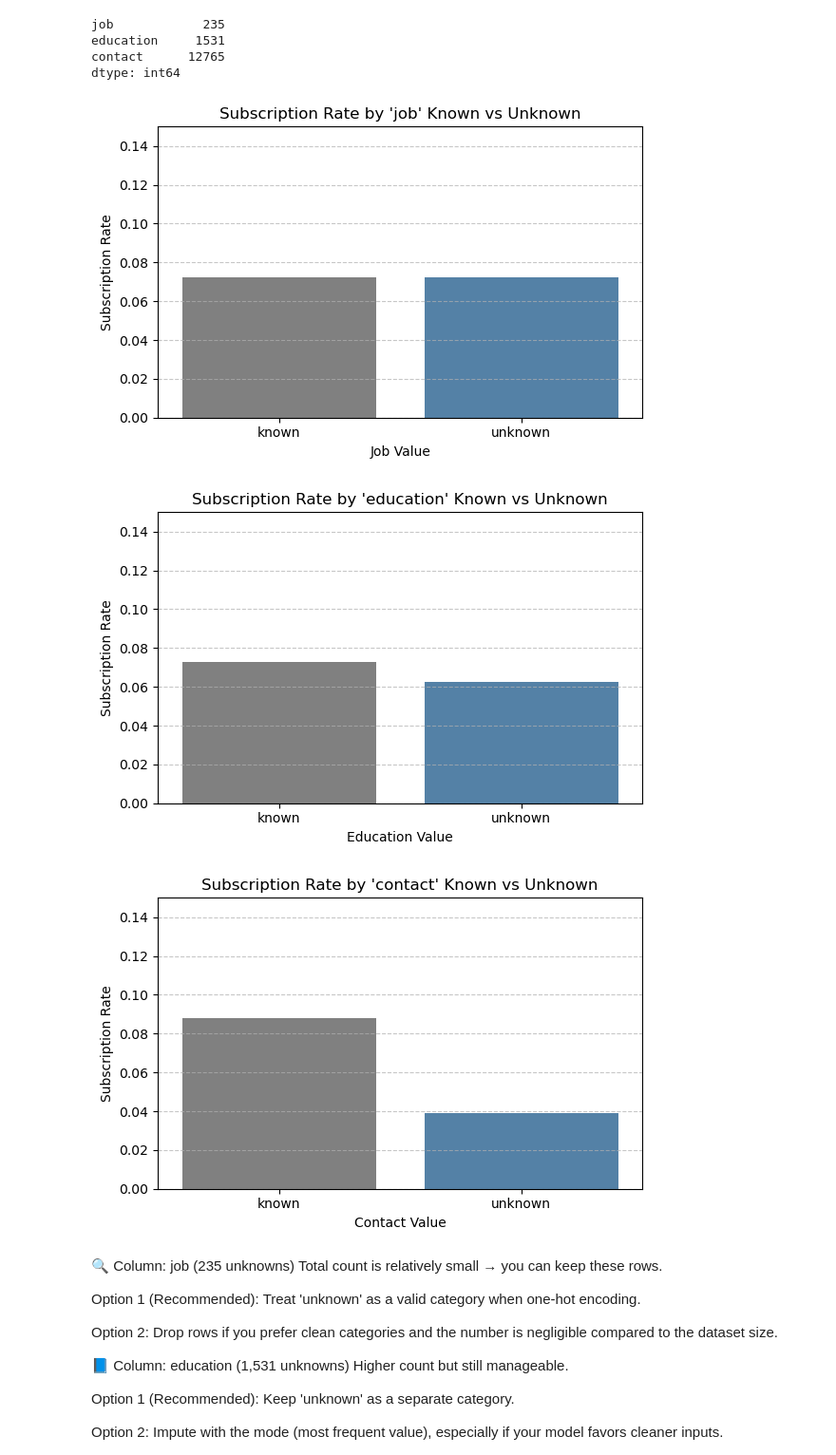
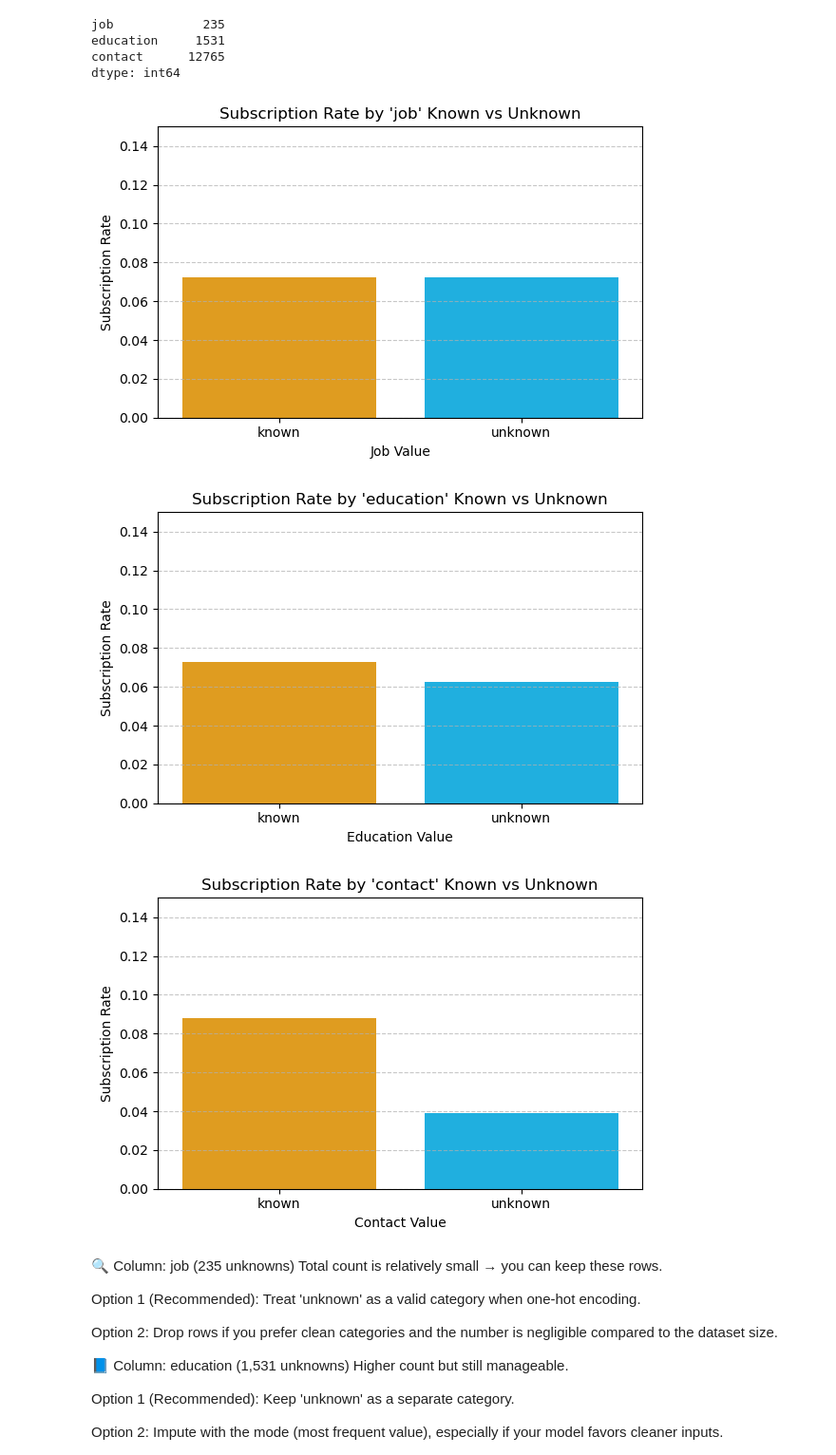
Before and after one commit to Sooihk/Apziva-Project-Term-Deposit-Marketing, a Jupyter notebook: notebooks/term_deposit_marketing.ipynb, the cells around one changed output. Shown at 95% size. Cells and saved outputs as stored; diff of their text form; code cells hidden in the pictures.

```diff
--- a/notebooks/term_deposit_marketing.ipynb
+++ b/notebooks/term_deposit_marketing.ipynb
@@ -96,37 +96,37 @@ import seaborn as sns
 
 def plot_unknowns(term_deposit):
     unknown_deposit = term_deposit.copy()
     # Convert target to binary
     unknown_deposit["y"] = unknown_deposit["y"].map({"yes": 1, "no": 0})
 
     # features with unknown values
     unknown_features = ['job','education','contact']
 
     # loop creates new binary columns that indicate whether each row in a feature has unknown value
     for feature in unknown_features:
         unknown_deposit[f"{feature}_unknown"] = unknown_deposit[feature] == 'unknown'
 
     # Plot success rates (proportion of y=1) for 'unknown' vs 'known' in each feature
     for feature in unknown_features:
         col = f"{feature}_unknown"
         rate_term_deposit = unknown_deposit.groupby(col)["y"].mean().reset_index()
         rate_term_deposit[col] = rate_term_deposit[col].map({True: "unknown", False: "known"})
 
         plt.figure(figsize=(6, 4))
-        sns.barplot(data=rate_term_deposit, x=col, y="y", hue=col, palette=["grey", "steelblue"], legend=False)
+        sns.barplot(data=rate_term_deposit, x=col, y="y", hue=col, palette=["orange", "deepskyblue"], legend=False)
         plt.title(f"Subscription Rate by '{feature}' Known vs Unknown")
         plt.ylabel("Subscription Rate")
         plt.xlabel(f"{feature.capitalize()} Value")
         plt.ylim(0, 0.15)
         plt.grid(axis='y', linestyle='--', alpha=0.7)
         plt.tight_layout()
         plt.show()
 
 plot_unknowns(term_deposit)
 # %% [output]
-[figure, old version]
+[figure, new version]
-[figure, old version]
+[figure, new version]
-[figure, old version]
+[figure, new version]
 # %% [markdown]
 🔍 Column: job (235 unknowns)
 Total count is relatively small → you can keep these rows.
```
Also changed, not shown: parts of 2 cells of this notebook.
